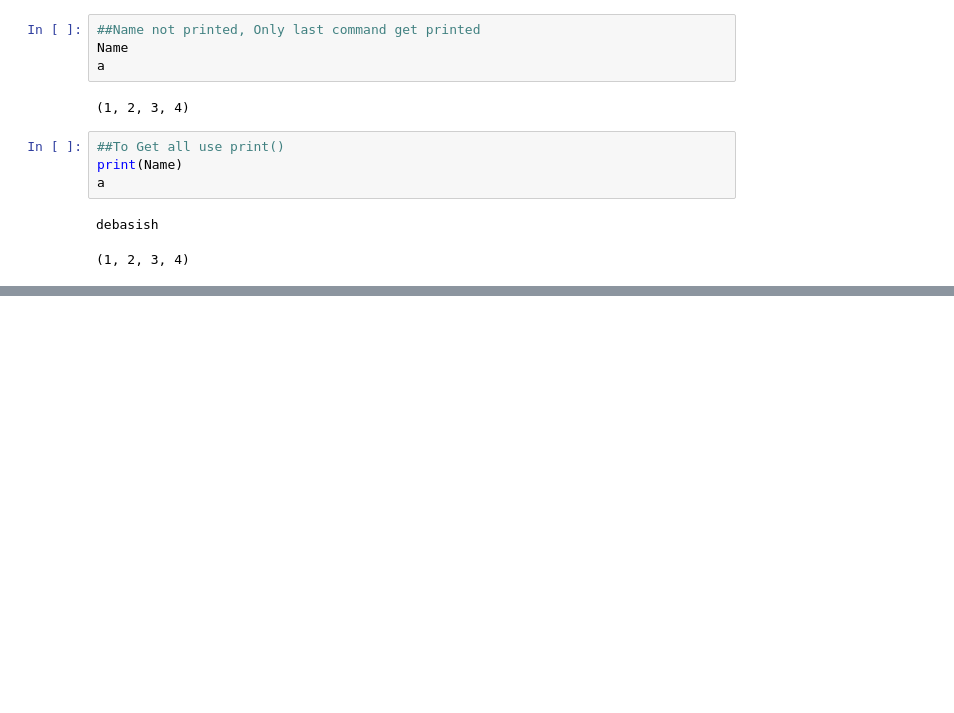
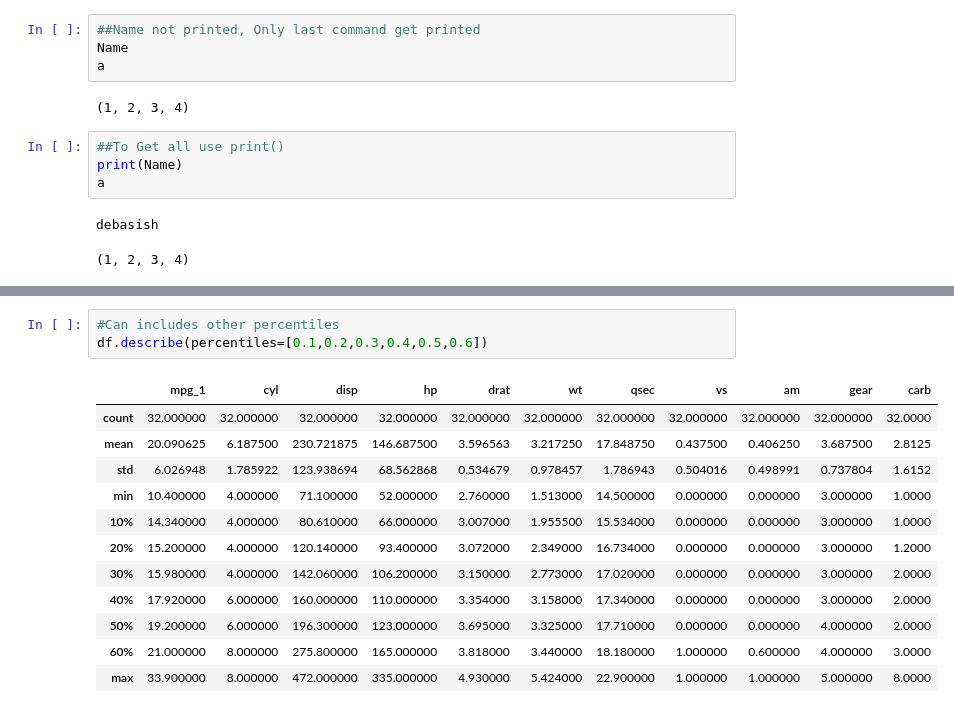
Before and after one commit to Debasish2003/Python_Practices, a Jupyter notebook: Python_1_Shreyas.ipynb, the cells around one changed output, grey strips where cells are left out. Cells and saved outputs as stored; diff of their text form; blank space fills up the shorter version.

```diff
--- a/Python_1_Shreyas.ipynb
+++ b/Python_1_Shreyas.ipynb
@@ -96,0 +357,16 @@ debasish
+# %%
+#Can includes other percentiles
+df.describe(percentiles=[0.1,0.2,0.3,0.4,0.5,0.6])
+# %% [output]
+|  | mpg_1 | cyl | disp | hp | drat | wt | qsec | vs | am | gear | carb |
+| count | 32.000000 | 32.000000 | 32.000000 | 32.000000 | 32.000000 | 32.000000 | 32.000000 | 32.000000 | 32.000000 | 32.000000 | 32.0000 |
+| mean | 20.090625 | 6.187500 | 230.721875 | 146.687500 | 3.596563 | 3.217250 | 17.848750 | 0.437500 | 0.406250 | 3.687500 | 2.8125 |
+| std | 6.026948 | 1.785922 | 123.938694 | 68.562868 | 0.534679 | 0.978457 | 1.786943 | 0.504016 | 0.498991 | 0.737804 | 1.6152 |
+| min | 10.400000 | 4.000000 | 71.100000 | 52.000000 | 2.760000 | 1.513000 | 14.500000 | 0.000000 | 0.000000 | 3.000000 | 1.0000 |
+| 10% | 14.340000 | 4.000000 | 80.610000 | 66.000000 | 3.007000 | 1.955500 | 15.534000 | 0.000000 | 0.000000 | 3.000000 | 1.0000 |
+| 20% | 15.200000 | 4.000000 | 120.140000 | 93.400000 | 3.072000 | 2.349000 | 16.734000 | 0.000000 | 0.000000 | 3.000000 | 1.2000 |
+| 30% | 15.980000 | 4.000000 | 142.060000 | 106.200000 | 3.150000 | 2.773000 | 17.020000 | 0.000000 | 0.000000 | 3.000000 | 2.0000 |
+| 40% | 17.920000 | 6.000000 | 160.000000 | 110.000000 | 3.354000 | 3.158000 | 17.340000 | 0.000000 | 0.000000 | 3.000000 | 2.0000 |
+| 50% | 19.200000 | 6.000000 | 196.300000 | 123.000000 | 3.695000 | 3.325000 | 17.710000 | 0.000000 | 0.000000 | 4.000000 | 2.0000 |
+| 60% | 21.000000 | 8.000000 | 275.800000 | 165.000000 | 3.818000 | 3.440000 | 18.180000 | 1.000000 | 0.600000 | 4.000000 | 3.0000 |
+| max | 33.900000 | 8.000000 | 472.000000 | 335.000000 | 4.930000 | 5.424000 | 22.900000 | 1.000000 | 1.000000 | 5.000000 | 8.0000 |
```
Also changed, not shown: parts of 49 cells of this notebook.
